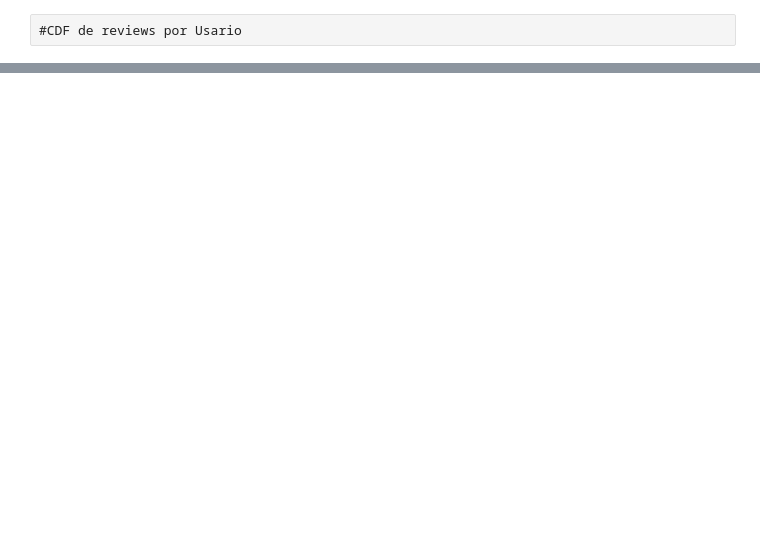
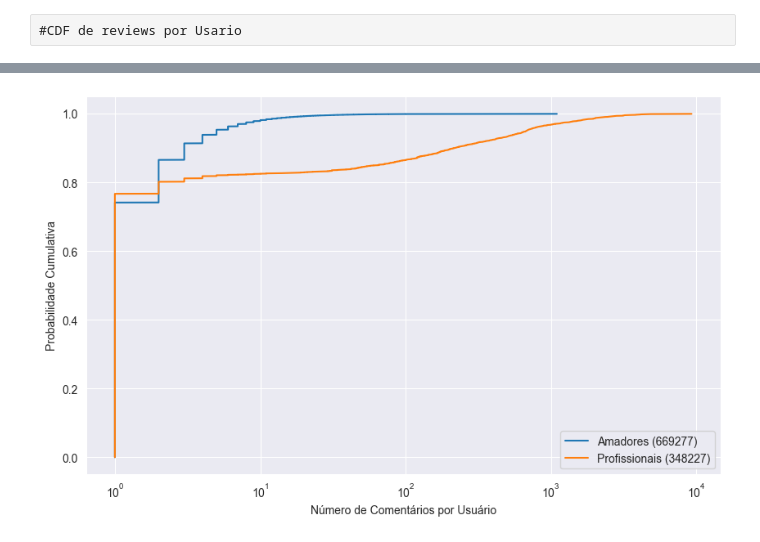
Before and after one commit to marcusguerra/Metacritic-Review-Bomb, a Jupyter notebook: Jogos.ipynb, the cells around one changed output, grey strips where cells are left out. Cells and saved outputs as stored; diff of their text form; code cells hidden in the pictures; blank space fills up the shorter version.

```diff
--- a/Jogos.ipynb
+++ b/Jogos.ipynb
@@ -340,3 +345,30 @@ print(len(dfAll[dfAll['numComentarios'] == 0]))
+# %%
+amadores_user_counts = dfAmadores['user'].value_counts()
+profissionais_user_counts = dfProfissionais['user'].value_counts()
+
+# Calcular a CDF para cada grupo
+def compute_cdf(data):
+    sorted_data = np.sort(data)
+    yvals = np.arange(1, len(sorted_data) + 1) / len(sorted_data)
+    return sorted_data, yvals
+
+amadores_sorted, amadores_cdf = compute_cdf(amadores_user_counts)
+profissionais_sorted, profissionais_cdf = compute_cdf(profissionais_user_counts)
+
+# Plotar as CDFs
+plt.figure(figsize=(10, 6))
+plt.plot(amadores_sorted, amadores_cdf, label='Amadores (669277)')
+plt.plot(profissionais_sorted, profissionais_cdf, label='Profissionais (348227)')
+
+plt.xlabel('Número de Comentários por Usuário')
+plt.ylabel('Probabilidade Cumulativa')
+plt.xscale('log')
+
+plt.legend(loc='lower right')
+plt.grid(True)
+plt.show()
+# %% [output]
+[figure, added]
 # %%
 
 # Contar quantos comentários cada usuário fez
```
Also changed, not shown: parts of 10 cells of this notebook.
